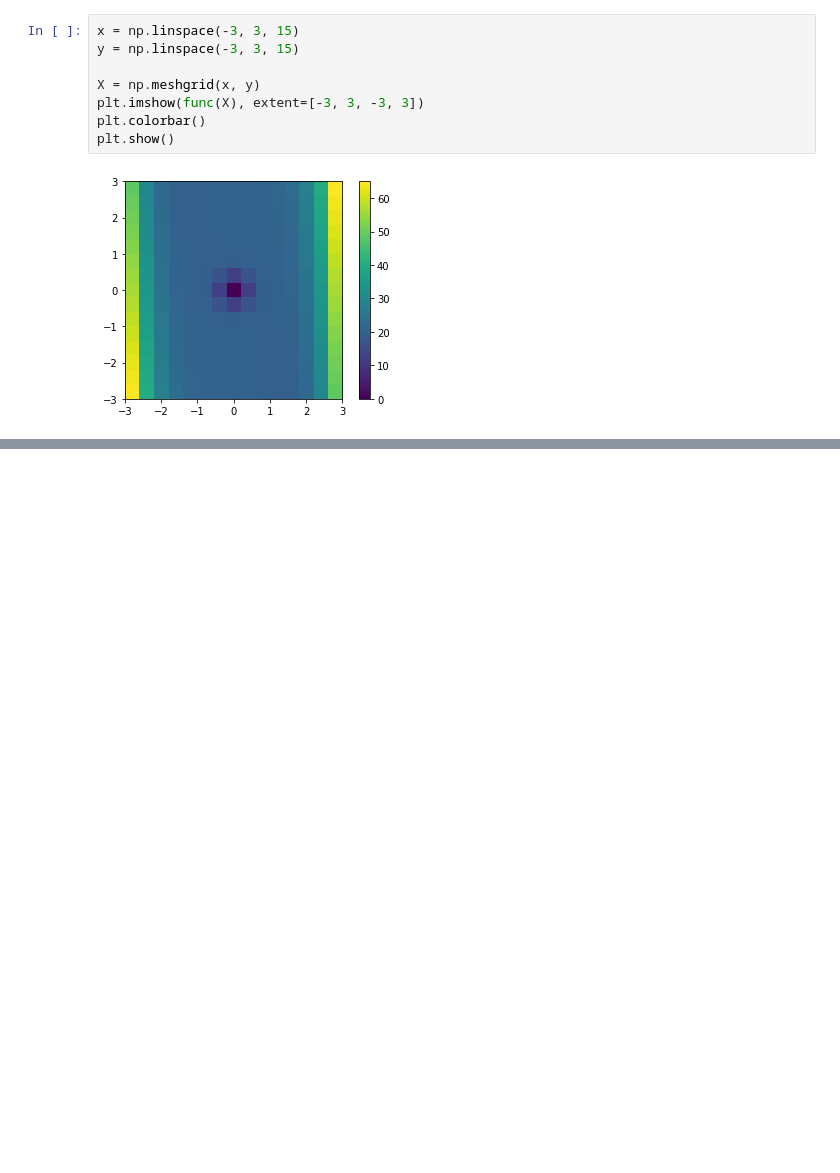
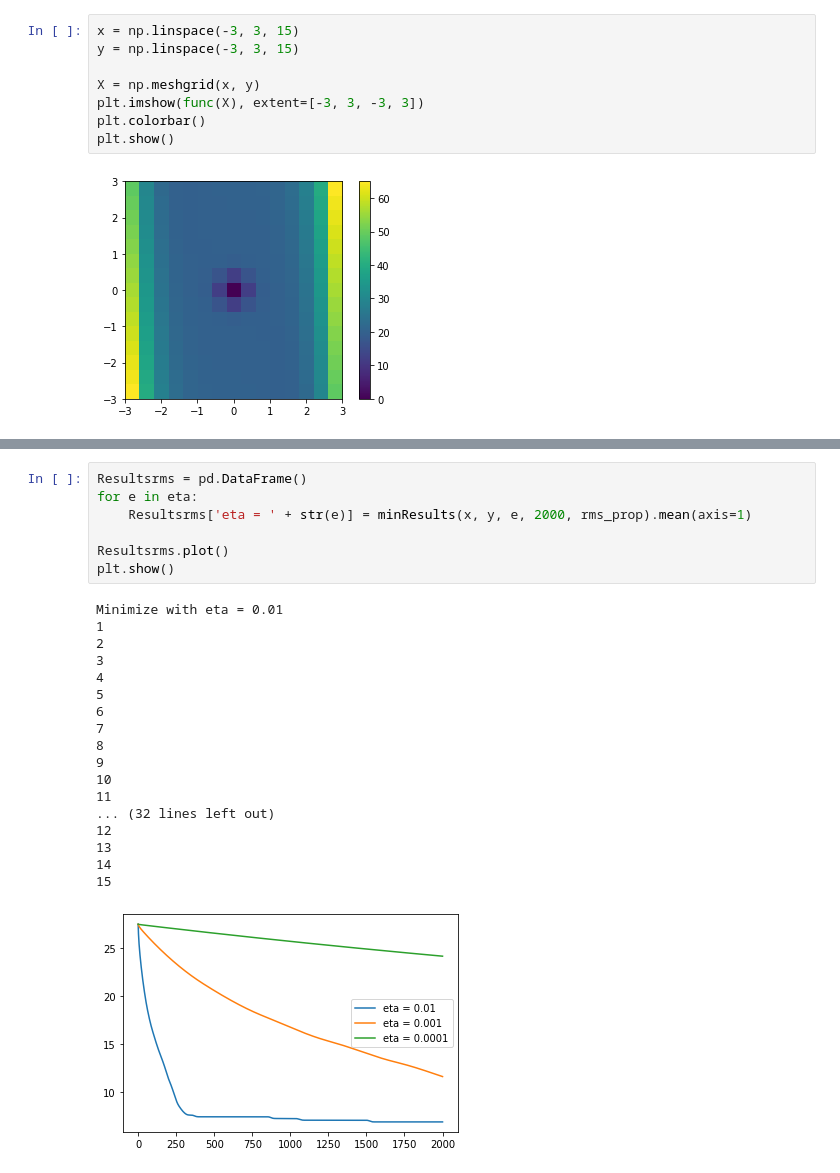
Before and after one commit to LorenzoBuriola/LoCP_moduleB, a Jupyter notebook: Ex_week01.ipynb, the cells around one changed output, grey strips where cells are left out. Drawn from its saved outputs; the diff is of its cells as text; blank space fills up the shorter version.

```diff
--- a/Ex_week01.ipynb
+++ b/Ex_week01.ipynb
@@ -252,0 +208,26 @@ plt.plot(np.arange(5001), Results_adams['mean'])
+# %%
+Resultsrms = pd.DataFrame()
+for e in eta:
+    Resultsrms['eta = ' + str(e)] = minResults(x, y, e, 2000, rms_prop).mean(axis=1)
+
+Resultsrms.plot()
+plt.show()
+# %% [output]
+Minimize with eta = 0.01
+1
+2
+3
+4
+5
+6
+7
+8
+9
+10
+11
+... (32 lines left out)
+12
+13
+14
+15
+[figure, added]
```
Also changed, not shown: parts of 14 cells of this notebook.
